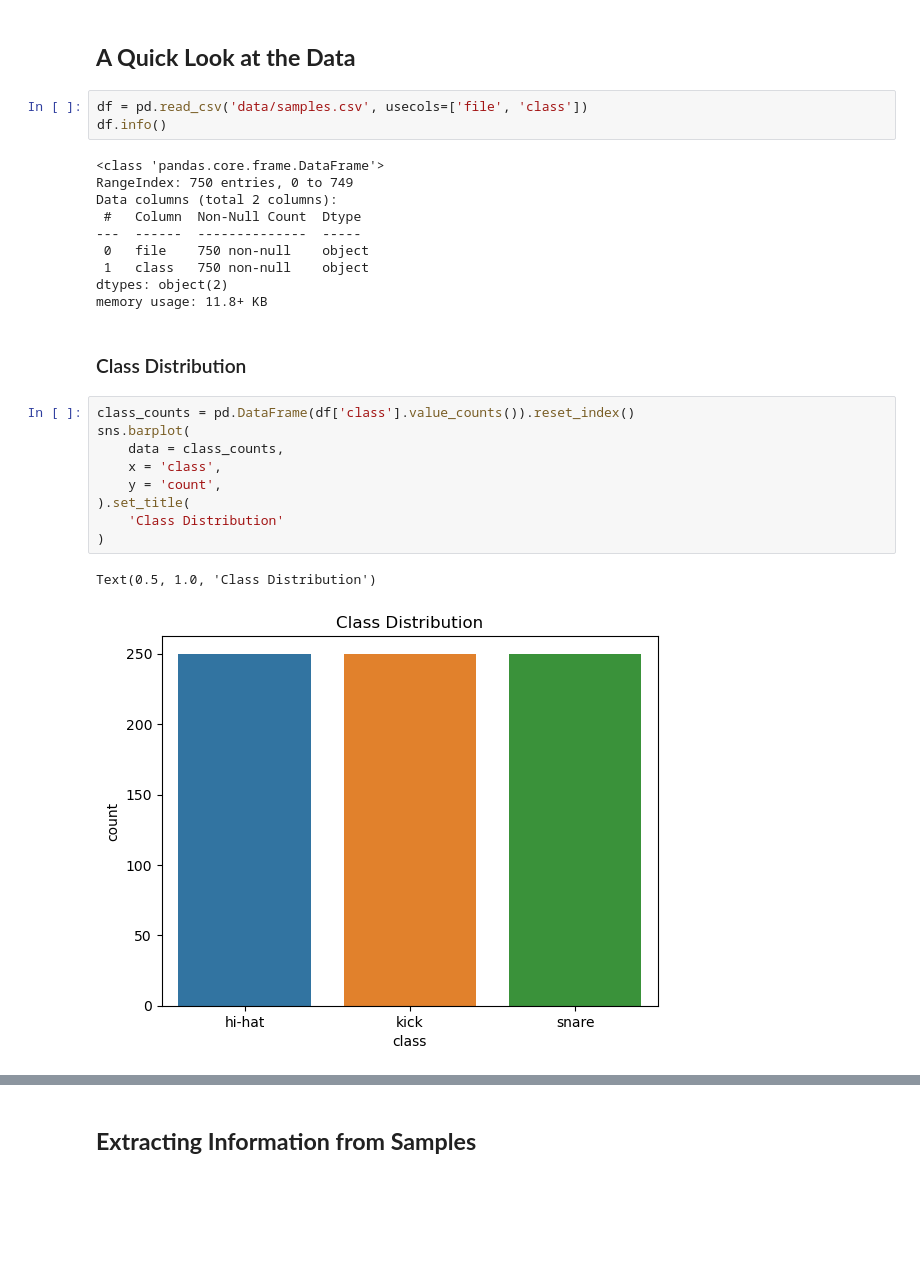
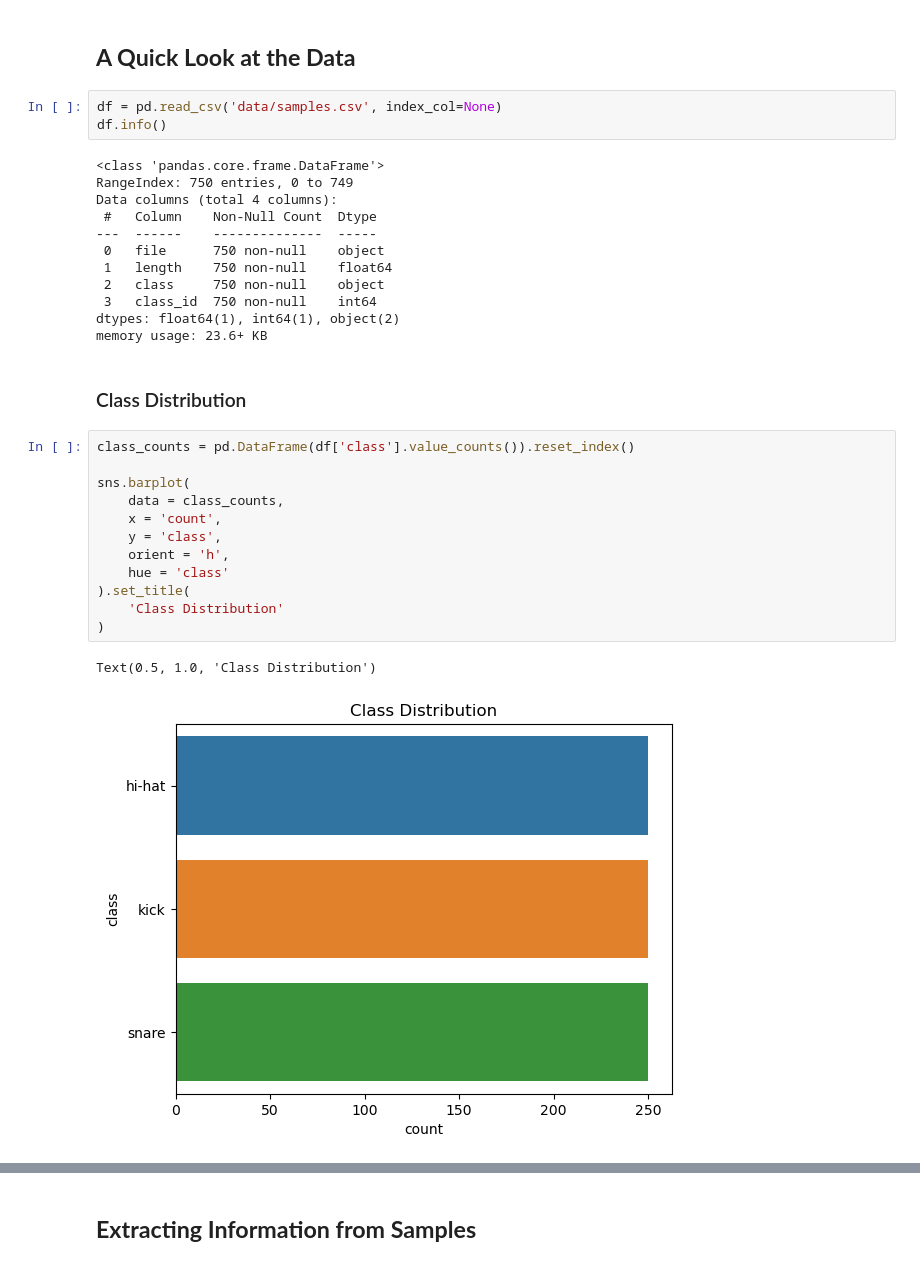
Before and after one commit to xFiveRivers/drum-classifier, a Jupyter notebook: 00_eda.ipynb, the cells around one changed output, grey strips where cells are left out. Drawn from its saved outputs; the diff is of its cells as text; blank space fills up the shorter version.

```diff
--- a/00_eda.ipynb
+++ b/00_eda.ipynb
@@ -13,29 +13,34 @@ import librosa
 # %% [markdown]
 ## **A Quick Look at the Data**
 # %%
-df = pd.read_csv('data/samples.csv', usecols=['file', 'class'])
+df = pd.read_csv('data/samples.csv', index_col=None)
 df.info()
 # %% [output]
 <class 'pandas.core.frame.DataFrame'>
 RangeIndex: 750 entries, 0 to 749
-Data columns (total 2 columns):
- #   Column  Non-Null Count  Dtype
----  ------  --------------  -----
- 0   file    750 non-null    object
- 1   class   750 non-null    object
-dtypes: object(2)
-memory usage: 11.8+ KB
+Data columns (total 4 columns):
+ #   Column    Non-Null Count  Dtype
+---  ------    --------------  -----
+ 0   file      750 non-null    object
+ 1   length    750 non-null    float64
+ 2   class     750 non-null    object
+ 3   class_id  750 non-null    int64
+dtypes: float64(1), int64(1), object(2)
+memory usage: 23.6+ KB
 # %% [markdown]
 ### Class Distribution
 # %%
 class_counts = pd.DataFrame(df['class'].value_counts()).reset_index()
+
 sns.barplot(
     data = class_counts,
-    x = 'class',
-    y = 'count',
+    x = 'count',
+    y = 'class',
+    orient = 'h',
+    hue = 'class'
 ).set_title(
     'Class Distribution'
 )
 # %% [output]
 Text(0.5, 1.0, 'Class Distribution')
-[figure, old version]
+[figure, new version]
```
Also changed, not shown: parts of 1 cell of this notebook, 4 other files.
